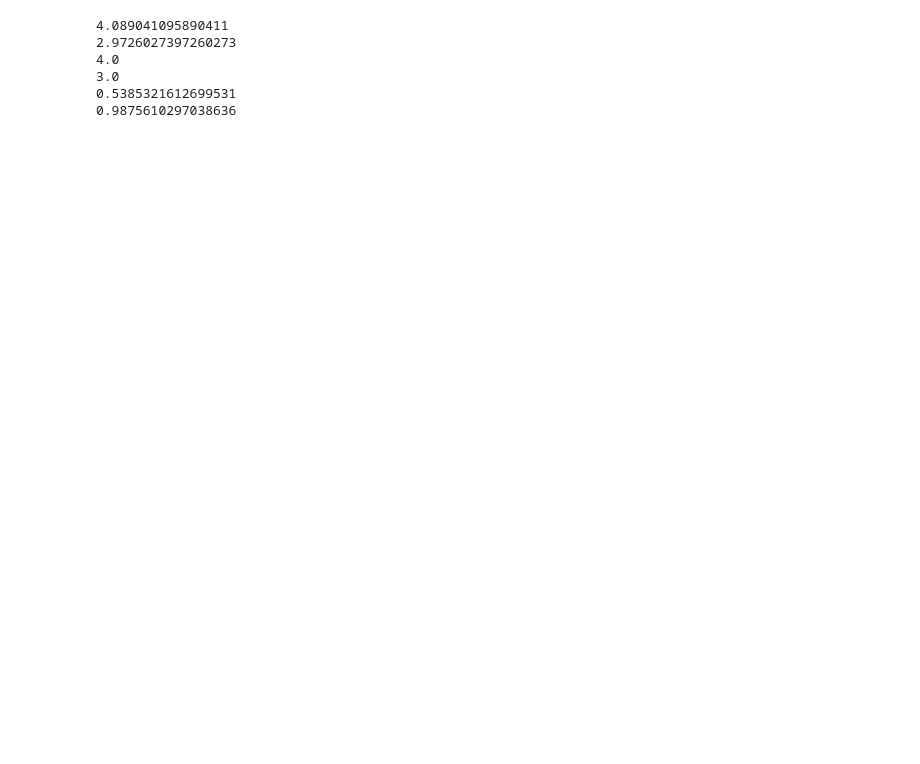
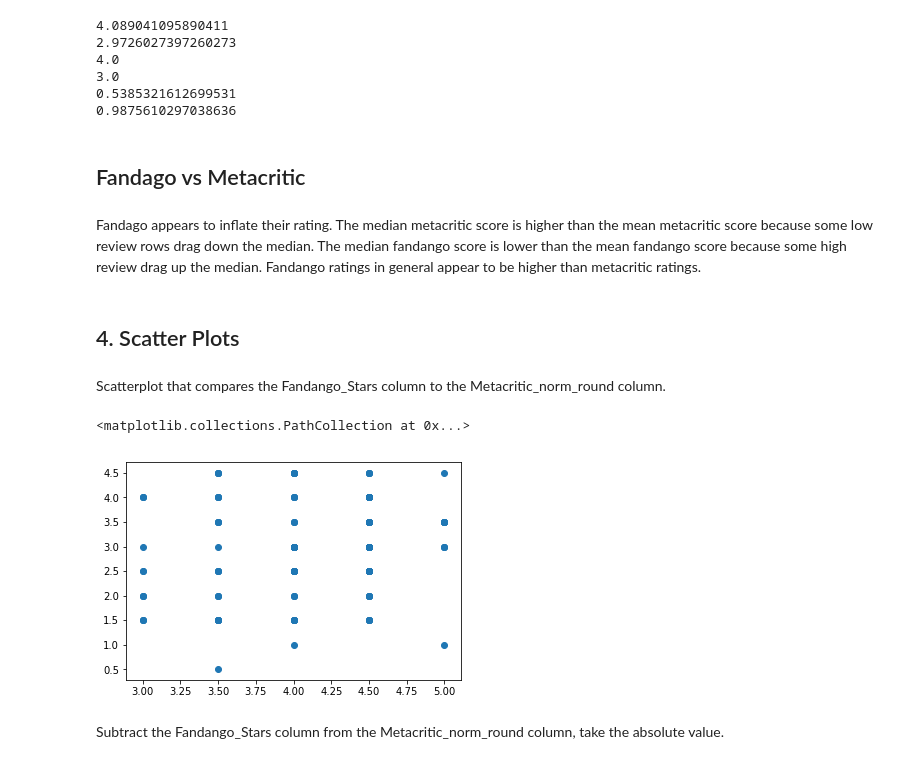
Before and after one commit to KiemNguyen/data-science, a Jupyter notebook: analyzing-movie-reviews/Analyzing Movie Reviews.ipynb, the cells around one changed output. Cells and saved outputs as stored; diff of their text form; code cells hidden in the pictures; blank space fills up the shorter version.

Commit message:
Add scatter plots

```diff
--- a/analyzing-movie-reviews/Analyzing Movie Reviews.ipynb
+++ b/analyzing-movie-reviews/Analyzing Movie Reviews.ipynb
@@ -76,3 +76,18 @@ print(metacritic_std)
 3.0
 0.5385321612699531
 0.9875610297038636
+# %% [markdown]
+## Fandago vs Metacritic
+# %% [markdown]
+Fandago appears to inflate their rating. The median metacritic score is higher than the mean metacritic score because some low review rows drag down the median. The median fandango score is lower than the mean fandango score because some high review drag up the median. Fandango ratings in general appear to be higher than metacritic ratings.
+# %% [markdown]
+## 4. Scatter Plots
+# %% [markdown]
+Scatterplot that compares the Fandango_Stars column to the Metacritic_norm_round column.
+# %%
+plt.scatter(movies["Fandango_Stars"], movies["Metacritic_norm_round"])
+# %% [output]
+<matplotlib.collections.PathCollection at 0x...>
+[figure, added]
+# %% [markdown]
+Subtract the Fandango_Stars column from the Metacritic_norm_round column, take the absolute value.
```
Also changed, not shown: parts of 4 cells of this notebook.
